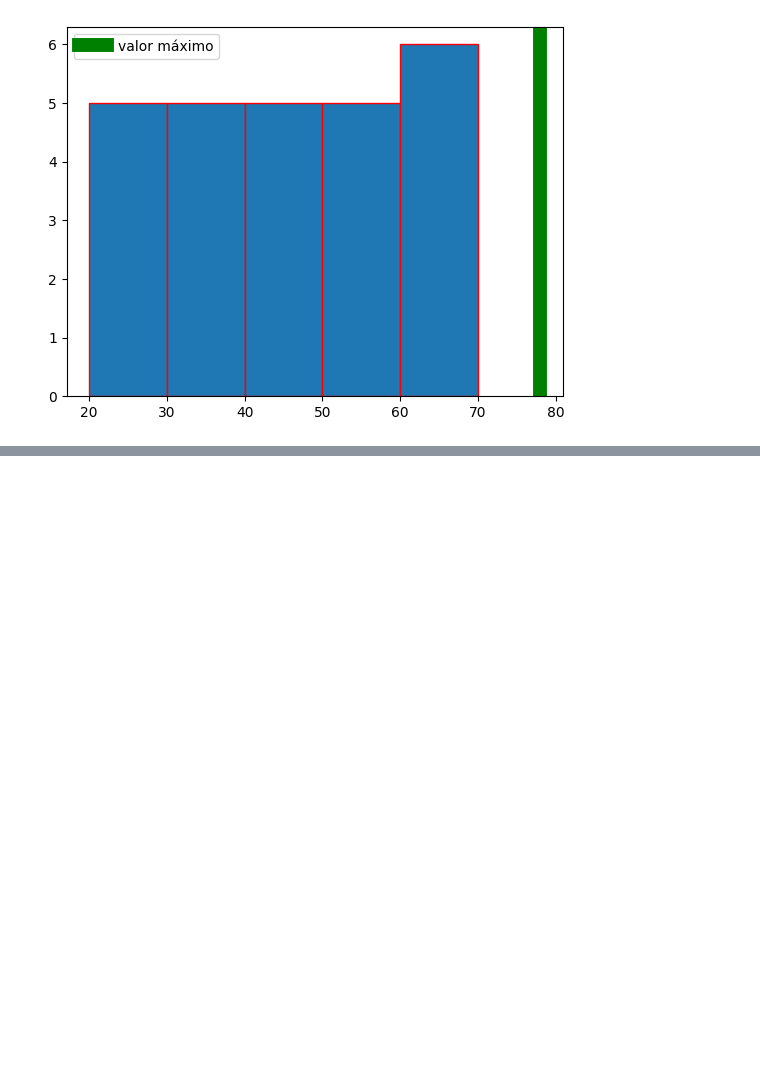
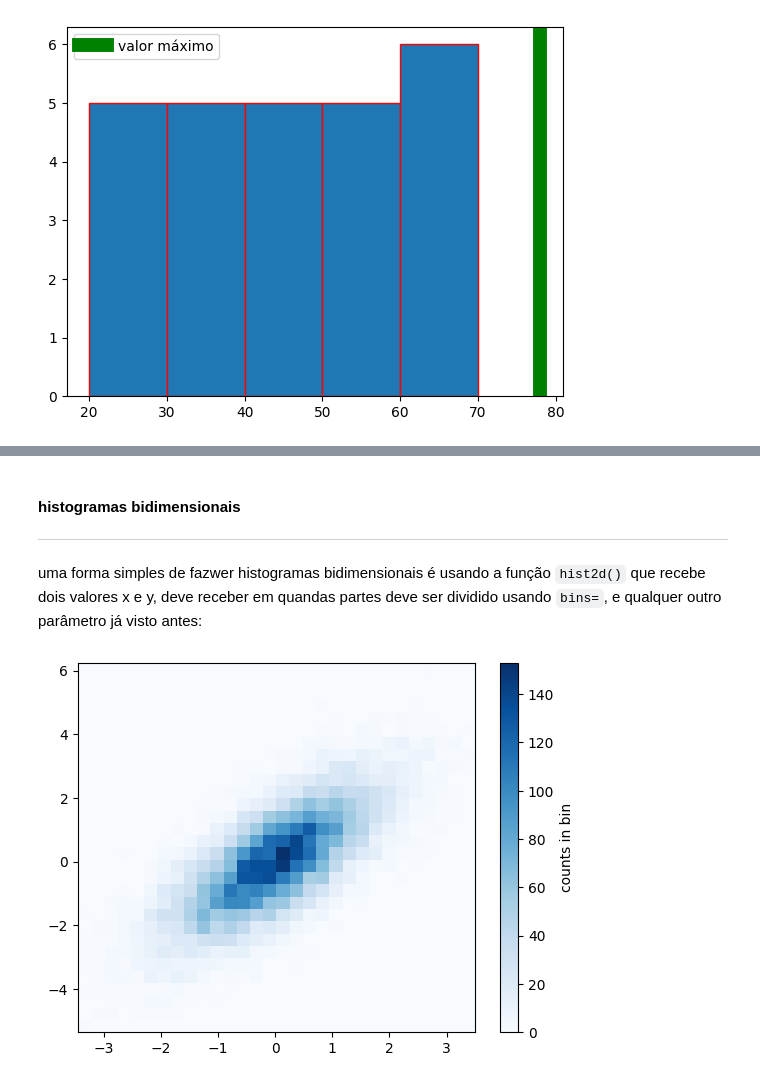
Before and after one commit to lucas-mt/studyPY, a Jupyter notebook: explicaçõesPY/módulos/matplotlib/histograma.ipynb, the cells around one changed output, grey strips where cells are left out. Saved outputs shown, nothing was run; the diff lists cells and outputs as text; code cells hidden in the pictures; blank space fills up the shorter version.

```diff
--- a/explicaçõesPY/módulos/matplotlib/histograma.ipynb
+++ b/explicaçõesPY/módulos/matplotlib/histograma.ipynb
@@ -66,0 +84,15 @@ plt.show()
+# %% [markdown]
+#### histogramas bidimensionais
+---
+# %% [markdown]
+uma forma simples de fazwer histogramas bidimensionais é usando a função `hist2d()` que recebe dois valores x e y, deve receber em quandas partes deve ser dividido usando `bins=`, e qualquer outro parâmetro já visto antes:
+# %%
+mean = [0, 0]
+cov = [[1, 1], [1, 2]]
+x, y = np.random.multivariate_normal(mean, cov, 10000).T
+
+plt.hist2d(x, y, bins=30, cmap='Blues')
+cb = plt.colorbar()
+cb.set_label('counts in bin')
+# %% [output]
+[figure, added]
```
Also changed, not shown: parts of 7 cells of this notebook, 3 other files.
